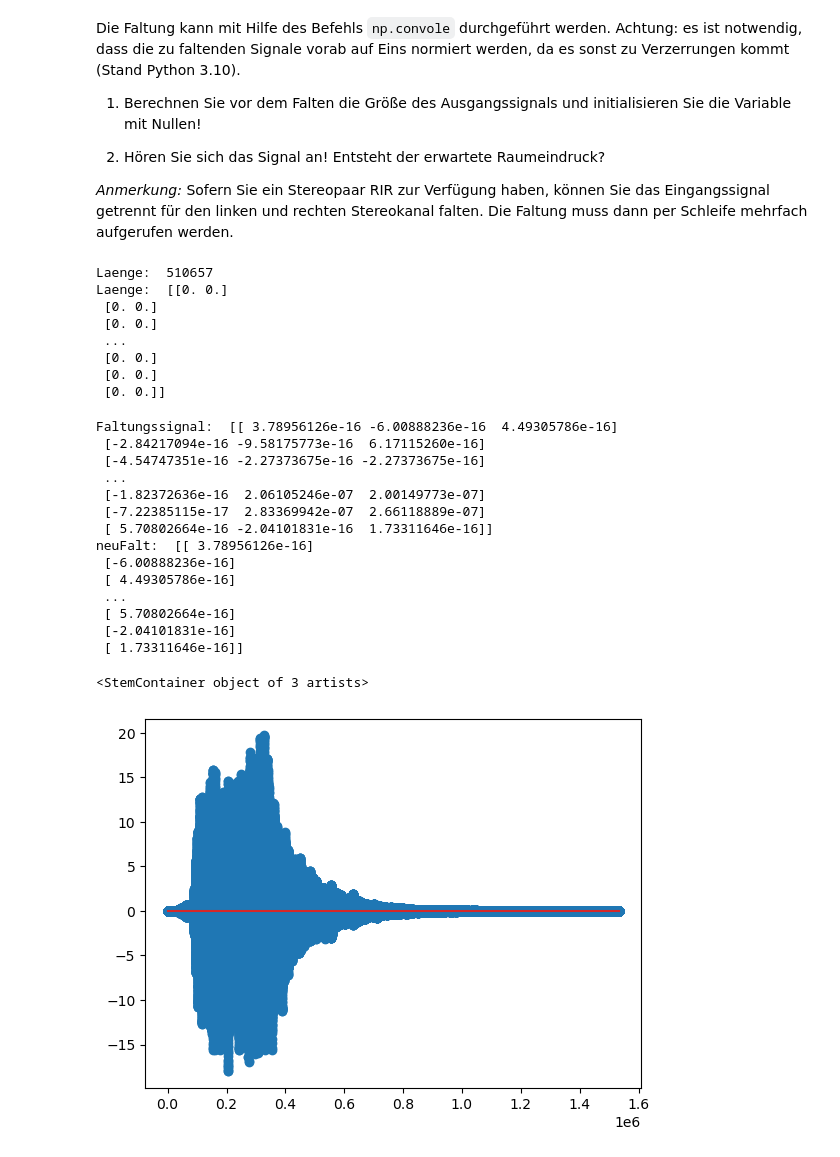
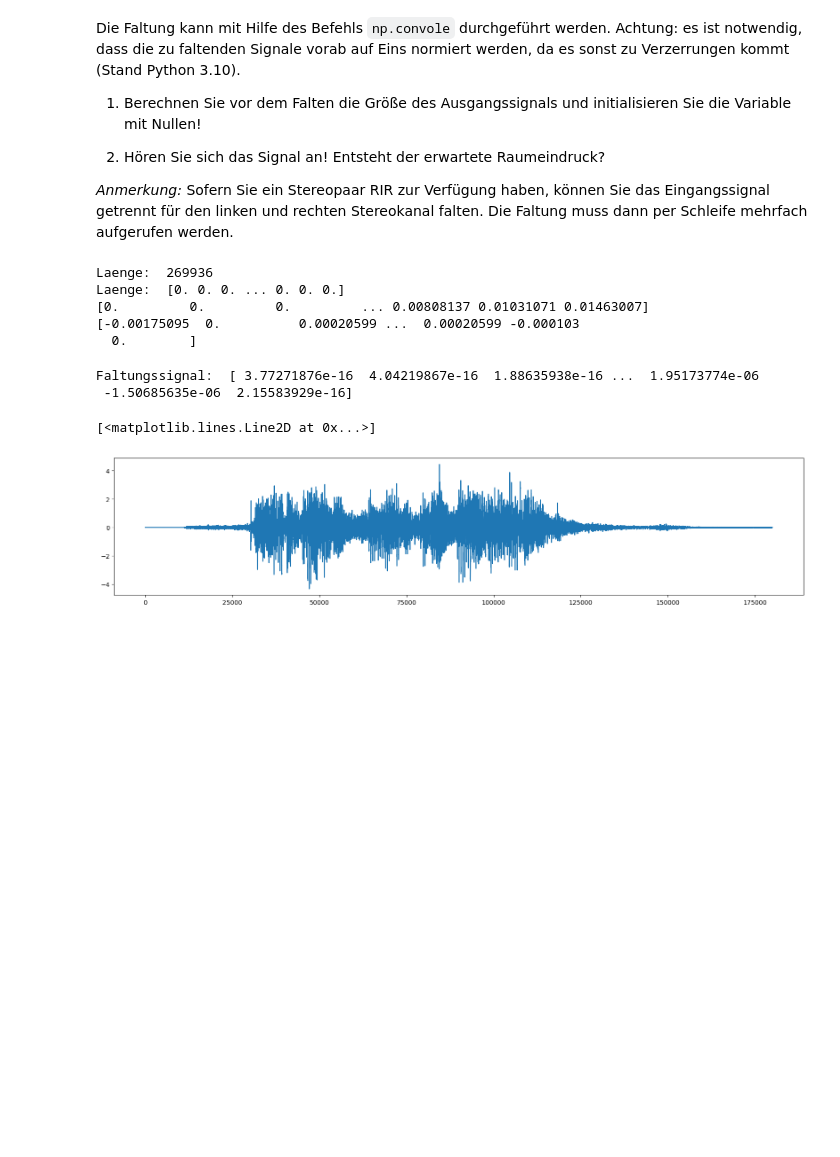
Before and after one commit to sonnii23/DigSigRep, a Jupyter notebook: digsig1/pds5_faltungshall.ipynb, the cells around one changed output. Saved outputs shown, nothing was run; the diff lists cells and outputs as text; code cells hidden in the pictures; blank space fills up the shorter version.

```diff
--- a/digsig1/pds5_faltungshall.ipynb
+++ b/digsig1/pds5_faltungshall.ipynb
@@ -90,11 +83,16 @@ Die Raumimpulsantwort (RIA) ist charakteristisch für die akustischen Verhältni
     Zur Wiedergabe des Signals in einem Notebook können Sie auf Ihre
     Kenntnisse aus Versuch PDS 1 zurückgreifen.
 # %%
-# aufgabe 1
+# aufgabe 1 Laden Sie die RIA aus der Wav-Datei in eine Variable, stellen Sie den Zeitverlauf dar. Beachten Sie die Abtastrate, mit der die Raumimpulsantwort gespeichert wurde.
+RIA = "./RIA1.wav"
 # zeitverlauf von raumImpuls
-rate, data = wav.read(RIA)
+rate, data = wav.read(RIA)  # rate = Abtastrate, data = Audiodaten
+
+# plotte die Audiodaten
 plt.plot(data)
 plt.title("Zeitverlauf von raumImpuls")
 plt.show()
+
+# Ausgabe der Abtastrate
 print("rate: ", rate)
 # %% [output]
@@ -120,12 +121,17 @@ Verfahren Sie genauso wie für die Raumimpulsantwort mit dem Stimulus, der verha
 
 Die Abtastrate von RIA und Stimulus müssen übereinstimmen. Ist dies nicht der Fall, können Sie mit Hilfe einer DAW (z.B. Audacity) oder unter Verwendung von Python die Abtastrate umsetzen. Für Python bietet das Modul Scipy den Befehl `scipy.signal.resample_poly` an.
 # %%
-import scipy.signal as sig
-# aufgabe 1
+# aufgabe 1 Laden Sie die sprachdatei aus der Wav-Datei in eine Variable, stellen Sie den Zeitverlauf dar. Beachten Sie die Abtastrate, mit der die sprachdatei gespeichert wurde.
+sprachStim = "./digisig1.wav"
+
 # zeitverlauf von sprachStim
 rate_sp, data_sp = wav.read(sprachStim)
+
+#plotte die Audiodaten
 plt.plot(data_sp)
 plt.title("Zeitverlauf von sprachStim")
 plt.show()
+
+#Ausgabe der Abtastrate
 print("rate: ", rate_sp)
 # %% [output]
@@ -160,42 +175,42 @@ Die Faltung kann mit Hilfe des Befehls `np.convole` durchgeführt werden. Achtun
 
 *Anmerkung:* Sofern Sie ein Stereopaar RIR zur Verfügung haben, können Sie das Eingangssignal getrennt für den linken und rechten Stereokanal falten. Die Faltung muss dann per Schleife mehrfach aufgerufen werden.
 # %%
-#größe des ausgangssignals
-len_data = len(normalized_data) + len(normalized_data_sp) -1
-laenge   = np.zeros((len(normalized_data[:,0]) + len(normalized_data_sp[:,0]) -1,2))
+# Aufgabe 1 größe des ausgangssignals
+len_data = len(normalized_data) + len(normalized_data_sp) -1                            # Laenge des Ausgangssignals
+laenge   = np.zeros(len(normalized_data) + len(normalized_data_sp) -1)    # Ausgangssignal als Matrix initialisieren
 
+#Ausgabe der Länge und der Matrix
 print("Laenge: ", len_data)
 print("Laenge: ", laenge)
+
+print(normalized_data_sp)
+print(normalized_data)
 # %% [output]
-Laenge:  510657
-Laenge:  [[0. 0.]
- [0. 0.]
- [0. 0.]
- ...
- [0. 0.]
- [0. 0.]
- [0. 0.]]
+Laenge:  269936
+Laenge:  [0. 0. 0. ... 0. 0. 0.]
+[0.         0.         0.         ... 0.00808137 0.01031071 0.01463007]
+[-0.00175095  0.          0.00020599 ...  0.00020599 -0.000103
+  0.        ]
 # %%
-# faltungsschleife intialisieren
-faltSignal = sig.fftconvolve(normalized_data, normalized_data_sp)
+"""
+#stereo runtermischen auf mono
+normalized_data_mono = normalized_data.reshape(len(normalized_data), 1)
+normalized_data_sp_mono = normalized_data_sp.reshape(len(normalized_data_sp), 1)
+"""
+# faltung intialisieren
+faltSignal = sig.fftconvolve(normalized_data, normalized_data_sp) # Faltung von raumImpuls und sprachStim
 print("Faltungssignal: ", faltSignal)
-neuFalt    = faltSignal.reshape(len(faltSignal)*3, 1)
+
+"""
+#faltung anpassen
+neuFalt    = faltSignal.reshape(len(faltSignal), 1) # faltsignal kanäle anpassen
 print("neuFalt: ", neuFalt)
-plt.stem(neuFalt)
+"""
+# plotten
+plt.figure(figsize=(20, 4))
+plt.plot(faltSignal[:180000])
 # %% [output]
-Faltungssignal:  [[ 3.78956126e-16 -6.00888236e-16  4.49305786e-16]
- [-2.84217094e-16 -9.58175773e-16  6.17115260e-16]
- [-4.54747351e-16 -2.27373675e-16 -2.27373675e-16]
- ...
- [-1.82372636e-16  2.06105246e-07  2.00149773e-07]
- [-7.22385115e-17  2.83369942e-07  2.66118889e-07]
- [ 5.70802664e-16 -2.04101831e-16  1.73311646e-16]]
-neuFalt:  [[ 3.78956126e-16]
- [-6.00888236e-16]
- [ 4.49305786e-16]
- ...
- [ 5.70802664e-16]
- [-2.04101831e-16]
- [ 1.73311646e-16]]
+Faltungssignal:  [ 3.77271876e-16  4.04219867e-16  1.88635938e-16 ...  1.95173774e-06
+ -1.50685635e-06  2.15583929e-16]
-<StemContainer object of 3 artists>
+[<matplotlib.lines.Line2D at 0x...>]
-[figure, old version]
+[figure, new version]
```
Also changed, not shown: parts of 9 cells of this notebook, 7 other files.
